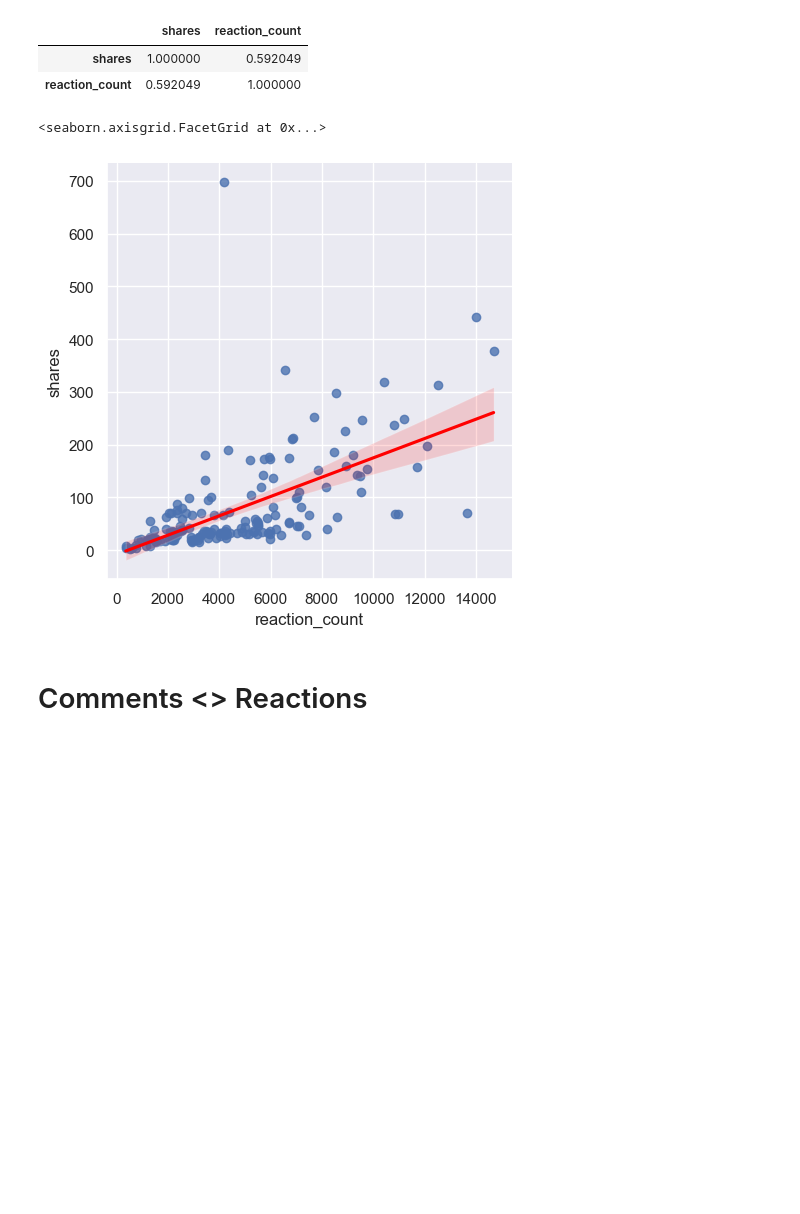
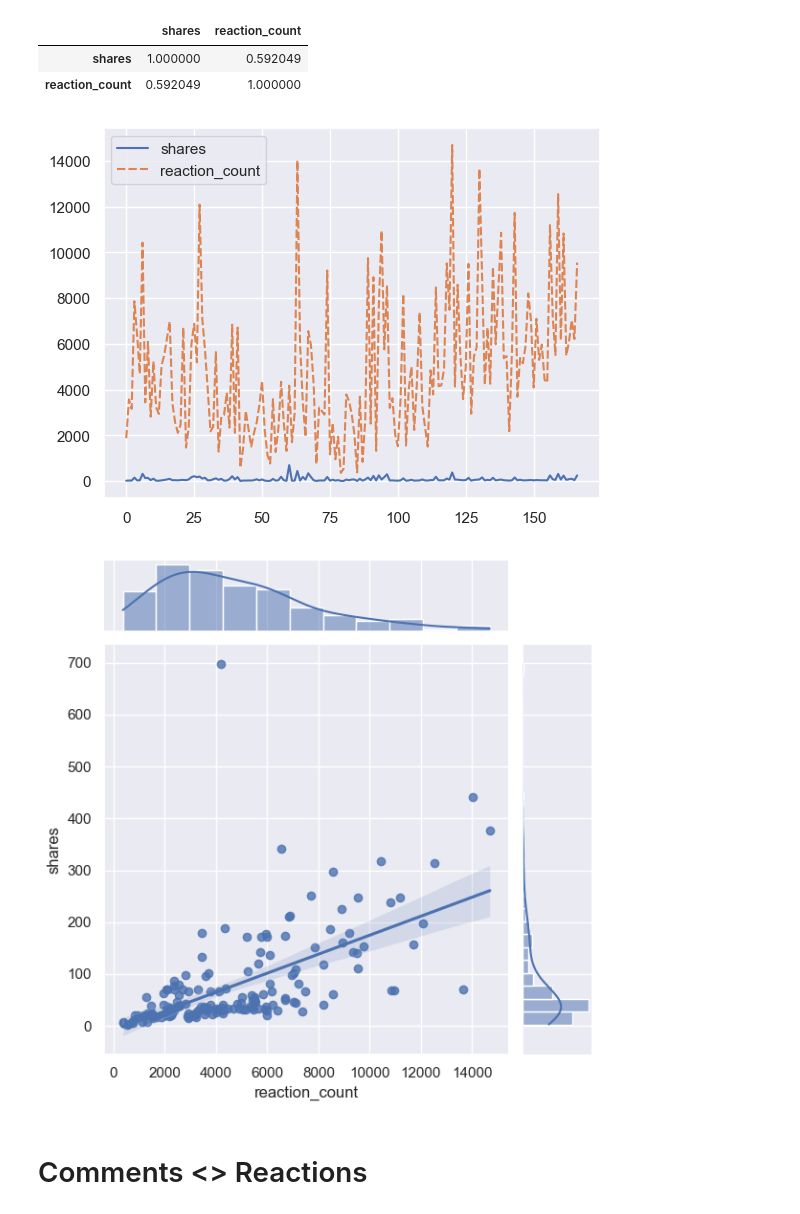
Before and after one commit to longluv1605/final-project-Python-DataAnalyst, a Jupyter notebook: Analysing and Visualising/Analyze_Relationships.ipynb, the cells around one changed output. Drawn from its saved outputs; the diff is of its cells as text; code cells hidden in the pictures; blank space fills up the shorter version.

```diff
--- a/Analysing and Visualising/Analyze_Relationships.ipynb
+++ b/Analysing and Visualising/Analyze_Relationships.ipynb
@@ -152,11 +121,12 @@ df[['shares', 'reaction_count']].drop(index=[72, 15, 137]).corr()
 |  | shares | reaction_count |
 | shares | 1.000000 | 0.592049 |
 | reaction_count | 0.592049 | 1.000000 |
-# %%
-sns.lmplot(x='reaction_count', y='shares', data=df[['shares', 'reaction_count']].drop(index=[72, 15, 137]), order=1, line_kws={'color': 'red'})
-# %% [output]
-<seaborn.axisgrid.FacetGrid at 0x...>
-[figure, removed]
+# %%
+ax0 = sns.lineplot(data=df[['shares', 'reaction_count']].drop(index=[72, 15, 137]))
+ax1 = sns.jointplot(data=df[['shares', 'reaction_count']].drop(index=[72, 15, 137]), x="reaction_count", y="shares", kind="reg")
+# %% [output]
+[figure, added]
+[figure, added]
 # %% [markdown]
 # Comments <> Reactions
 # %%
```
Also changed, not shown: parts of 7 cells of this notebook, 7 other files.
